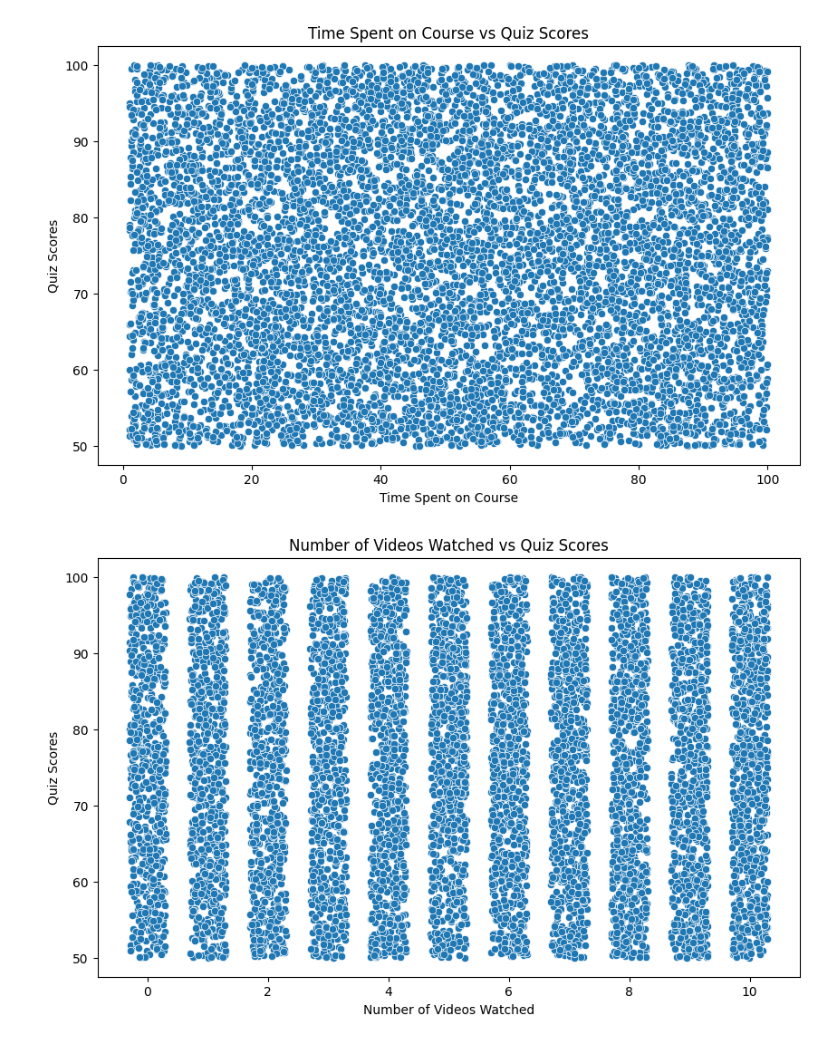
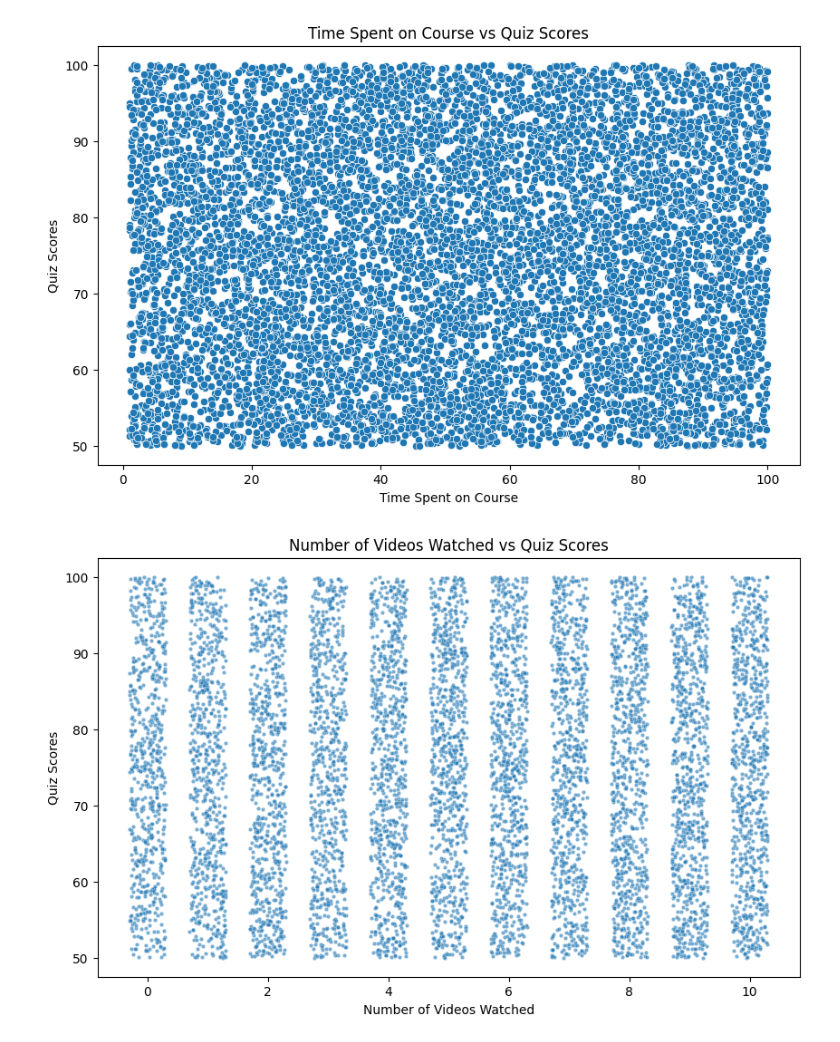
Before and after one commit to BissiriD/course_completion_project_1, a Jupyter notebook: main.ipynb, the cells around one changed output. Cells and saved outputs as stored; diff of their text form; code cells hidden in the pictures.

```diff
--- a/main.ipynb
+++ b/main.ipynb
@@ -207,14 +206,14 @@ plt.show()
 # %%
 # Scatter plot for Number of Videos Watched vs Quiz Scores
 df['NumberOfVideosWatched_jittered'] = df['NumberOfQuizzesTaken'] + np.random.uniform(-0.3, 0.3, size=len(df))
 plt.figure(figsize=(10, 6))
-sns.scatterplot(x='NumberOfVideosWatched_jittered', y='QuizScores', data=df)
+sns.scatterplot(x='NumberOfVideosWatched_jittered', y='QuizScores', data=df, alpha=0.6, s=10)
 plt.xlabel('Number of Videos Watched')
 plt.ylabel('Quiz Scores')
 plt.title('Number of Videos Watched vs Quiz Scores')
 plt.show()
 # %% [output]
-[figure, old version]
+[figure, new version]
 # %%
 
 # Scatter plot for Number of Quizzes Taken vs Quiz Scores
```
Also changed, not shown: parts of 6 cells of this notebook.
